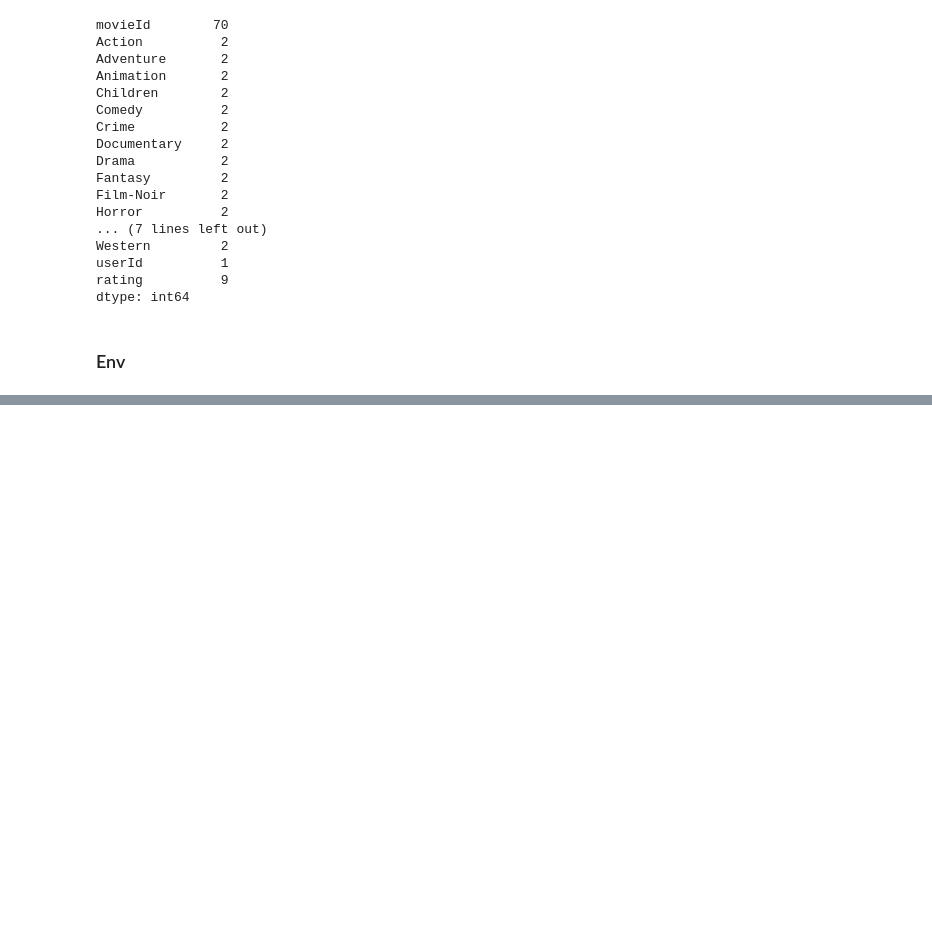
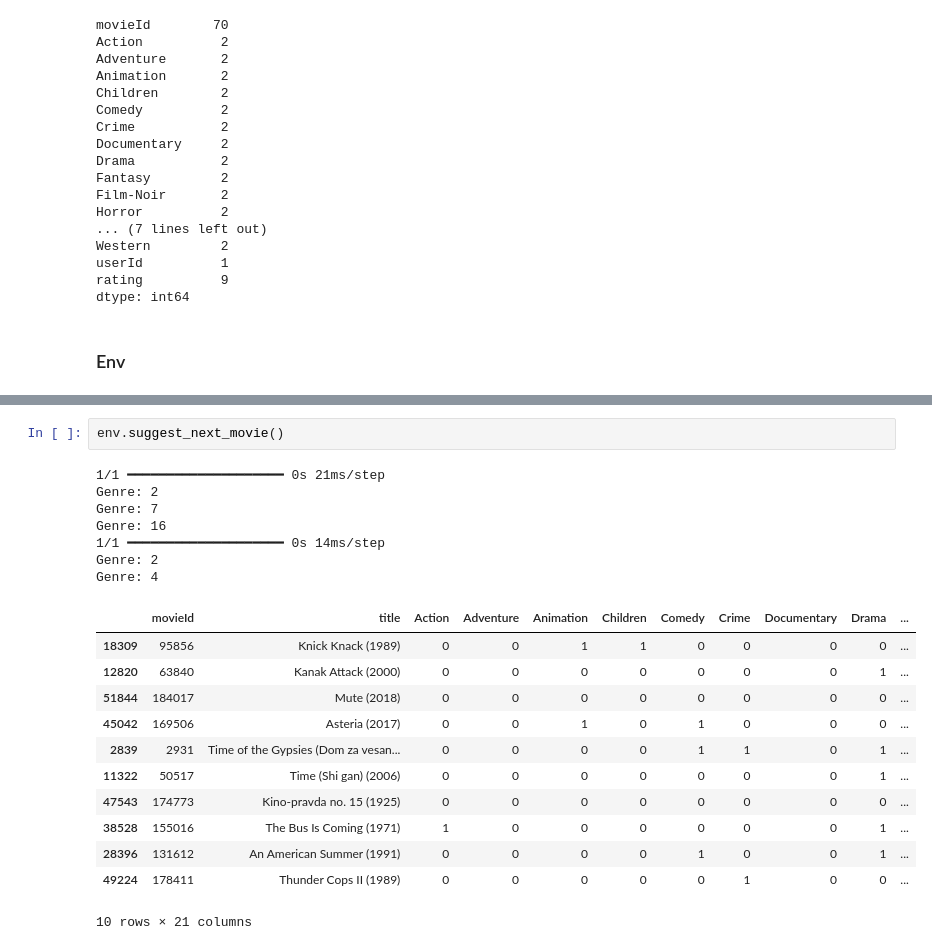
Before and after one commit to khaiqk/Movie_Recommendation_System, a Jupyter notebook: Recommendation_System.ipynb, the cells around one changed output, grey strips where cells are left out. Saved outputs shown, nothing was run; the diff lists cells and outputs as text; blank space fills up the shorter version.

```diff
--- a/Recommendation_System.ipynb
+++ b/Recommendation_System.ipynb
@@ -359,0 +485,22 @@ Name: 37602, dtype: object
+# %%
+env.suggest_next_movie()
+# %% [output]
+1/1 ━━━━━━━━━━━━━━━━━━━━ 0s 21ms/step
+Genre: 2
+Genre: 7
+Genre: 16
+1/1 ━━━━━━━━━━━━━━━━━━━━ 0s 14ms/step
+Genre: 2
+Genre: 4
+|  | movieId | title | Action | Adventure | Animation | Children | Comedy | Crime | Documentary | Drama | ... |
+| 18309 | 95856 | Knick Knack (1989) | 0 | 0 | 1 | 1 | 0 | 0 | 0 | 0 | ... |
+| 12820 | 63840 | Kanak Attack (2000) | 0 | 0 | 0 | 0 | 0 | 0 | 0 | 1 | ... |
+| 51844 | 184017 | Mute (2018) | 0 | 0 | 0 | 0 | 0 | 0 | 0 | 0 | ... |
+| 45042 | 169506 | Asteria (2017) | 0 | 0 | 1 | 0 | 1 | 0 | 0 | 0 | ... |
+| 2839 | 2931 | Time of the Gypsies (Dom za vesan... | 0 | 0 | 0 | 0 | 1 | 1 | 0 | 1 | ... |
+| 11322 | 50517 | Time (Shi gan) (2006) | 0 | 0 | 0 | 0 | 0 | 0 | 0 | 1 | ... |
+| 47543 | 174773 | Kino-pravda no. 15 (1925) | 0 | 0 | 0 | 0 | 0 | 0 | 0 | 0 | ... |
+| 38528 | 155016 | The Bus Is Coming (1971) | 1 | 0 | 0 | 0 | 0 | 0 | 0 | 1 | ... |
+| 28396 | 131612 | An American Summer (1991) | 0 | 0 | 0 | 0 | 1 | 0 | 0 | 1 | ... |
+| 49224 | 178411 | Thunder Cops II (1989) | 0 | 0 | 0 | 0 | 0 | 1 | 0 | 0 | ... |
+10 rows × 21 columns
```
Also changed, not shown: parts of 16 cells of this notebook.
